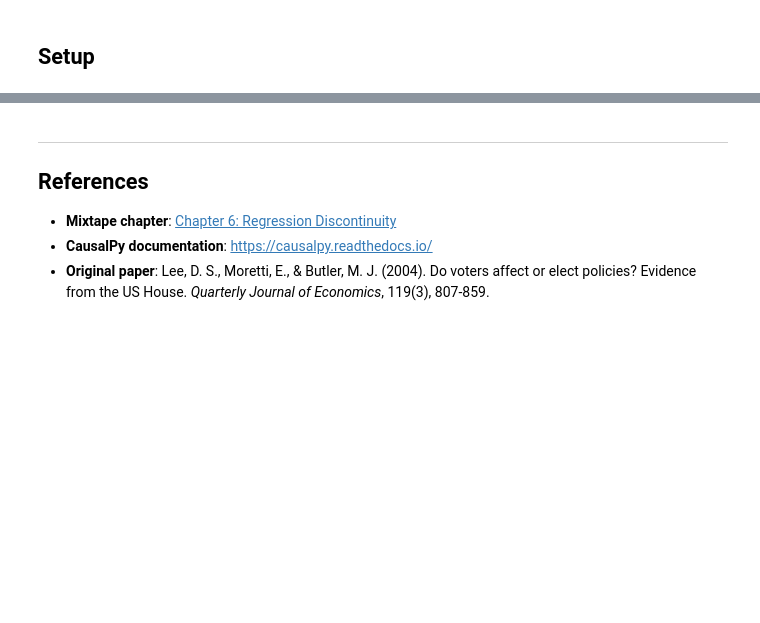
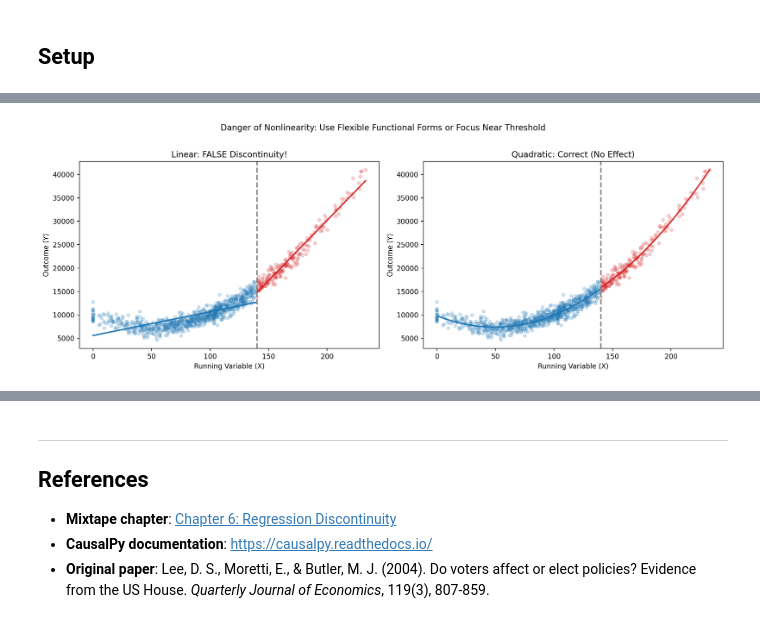
Before and after one commit to drbenvincent/mixtape-causalpy, a Jupyter notebook: notebooks/06_regression_discontinuity.ipynb, the cells around one changed output, grey strips where cells are left out. Drawn from its saved outputs; the diff is of its cells as text; code cells hidden in the pictures; blank space fills up the shorter version.

```diff
--- a/notebooks/06_regression_discontinuity.ipynb
+++ b/notebooks/06_regression_discontinuity.ipynb
@@ -508,0 +107,37 @@ The key finding replicates the Mixtape: winning a close election has a substanti
+# %%
+# rdd_simulate3: Nonlinear CEF - Linear fit creates FALSE discontinuity
+sim_nonlin = pd.DataFrame({"x": np.random.normal(100, 50, 1000)})
+sim_nonlin.loc[sim_nonlin.x < 0, "x"] = 0
+sim_nonlin["D"] = (sim_nonlin.x > 140).astype(int)
+sim_nonlin["y"] = (
+    10000
+    - 100 * sim_nonlin.x
+    + sim_nonlin.x**2
+    + np.random.normal(0, 1000, len(sim_nonlin))
+)
+sim_nonlin = sim_nonlin[sim_nonlin.x < 280]
+
+fig, axes = plt.subplots(1, 2, figsize=(14, 5))
+colors = ["C0" if d == 0 else "C3" for d in sim_nonlin.D]
+for ax, deg, title in [
+    (axes[0], 1, "Linear: FALSE Discontinuity!"),
+    (axes[1], 2, "Quadratic: Correct (No Effect)"),
+]:
+    ax.scatter(sim_nonlin.x, sim_nonlin.y, c=colors, alpha=0.2, s=20)
+    for d, color in [(0, "C0"), (1, "C3")]:
+        subset = sim_nonlin[sim_nonlin.D == d]
+        z = np.polyfit(subset.x, subset.y, deg)
+        x_line = np.linspace(subset.x.min(), subset.x.max(), 100)
+        ax.plot(x_line, np.polyval(z, x_line), color=color, linewidth=2)
+    ax.axvline(x=140, color="gray", linestyle="--", linewidth=2)
+    ax.set_xlabel("Running Variable (X)")
+    ax.set_ylabel("Outcome (Y)")
+    ax.set_title(title)
+plt.suptitle(
+    "Danger of Nonlinearity: Use Flexible Functional Forms or Focus Near Threshold",
+    y=1.02,
+)
+plt.tight_layout()
+plt.show()
+# %% [output]
+[figure, added]
```
Also changed, not shown: parts of 45 cells of this notebook.
